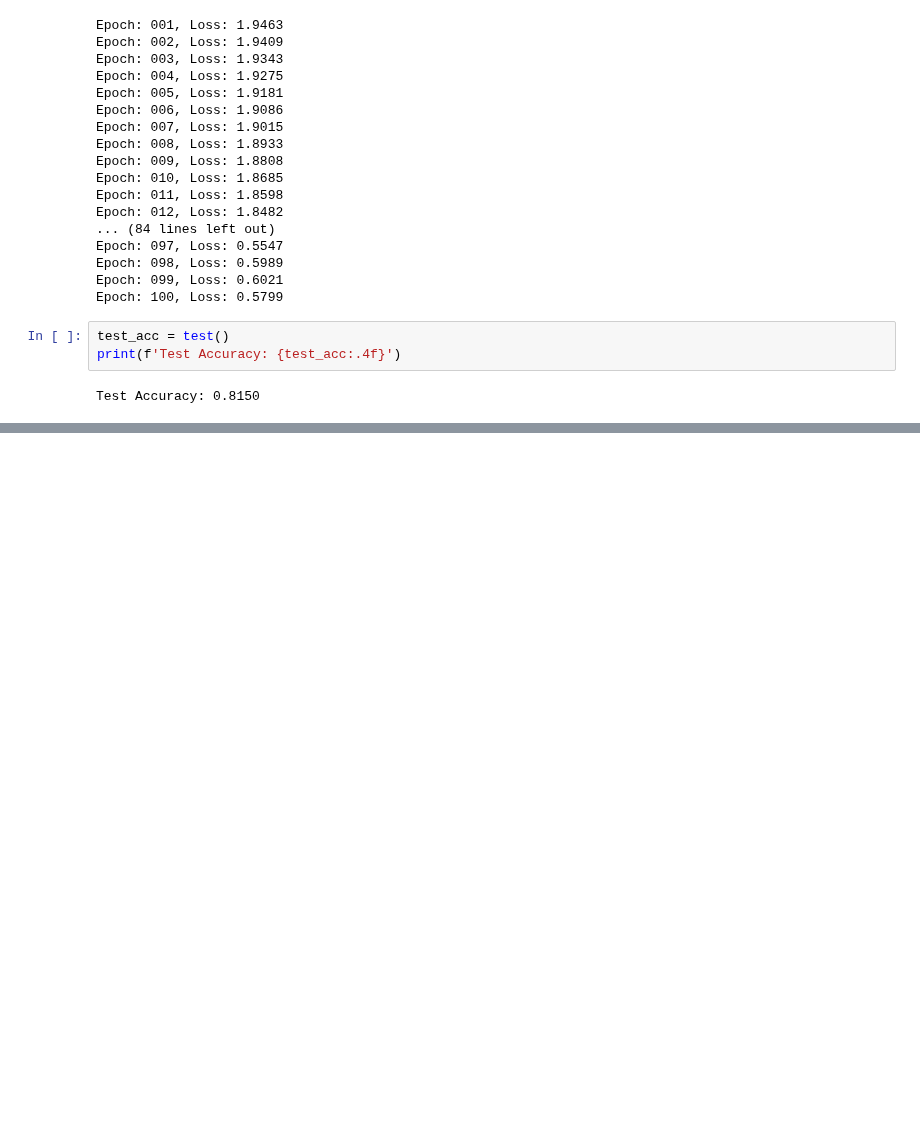
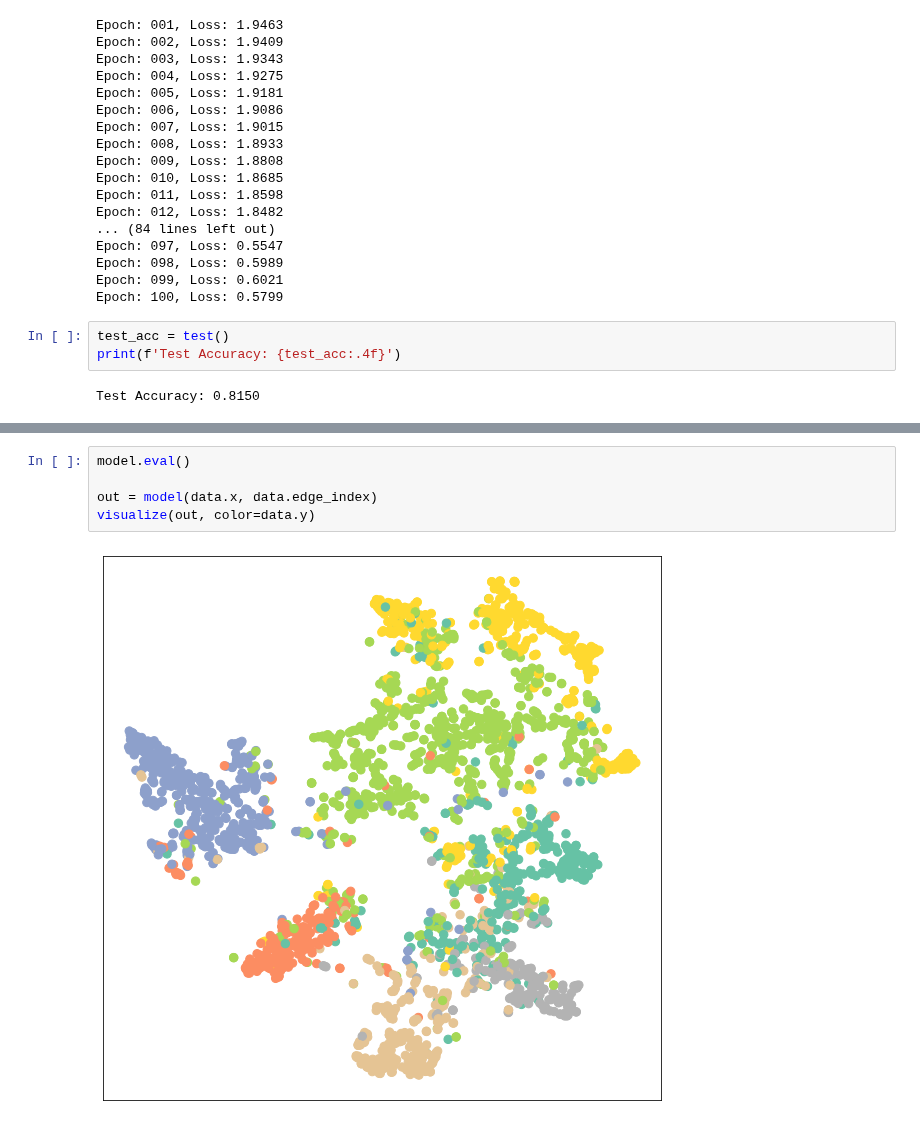
Before and after one commit to jwatson-CO-edu/CogArch, a Jupyter notebook: ANN/GNN-spectral.ipynb, the cells around one changed output, grey strips where cells are left out. Cells and saved outputs as stored; diff of their text form; blank space fills up the shorter version.

```diff
--- a/ANN/GNN-spectral.ipynb
+++ b/ANN/GNN-spectral.ipynb
@@ -142,0 +233,7 @@ visualize(out, color=data.y)
+# %%
+model.eval()
+
+out = model(data.x, data.edge_index)
+visualize(out, color=data.y)
+# %% [output]
+[figure, added]
```
Also changed, not shown: parts of 5 cells of this notebook, 2 other files.
